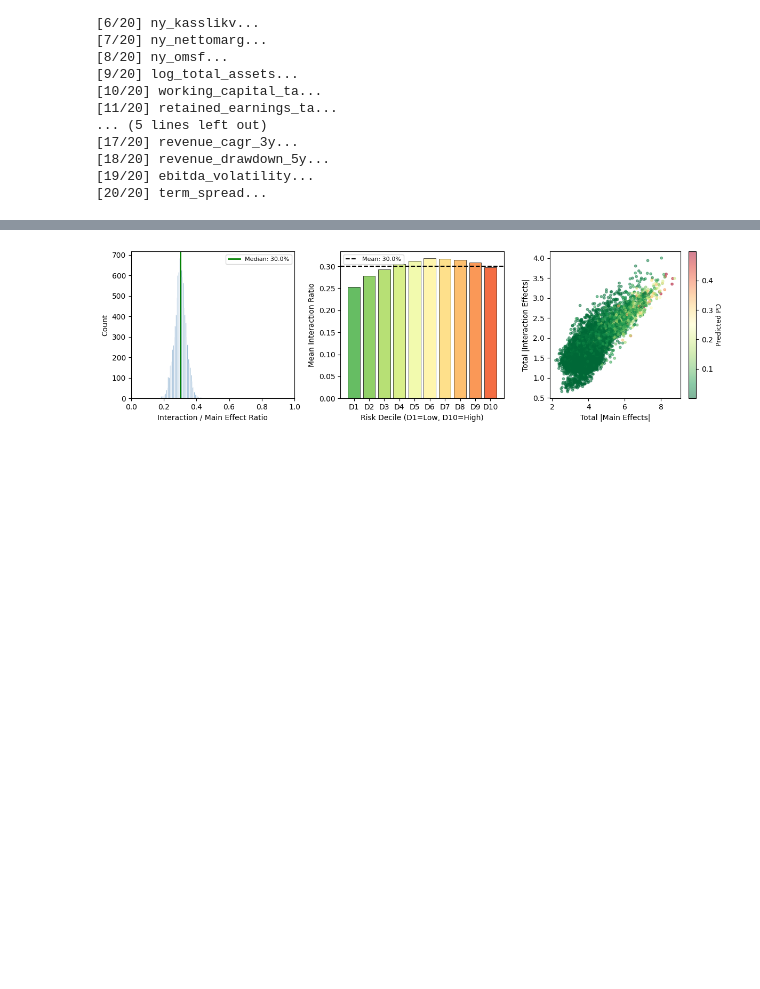
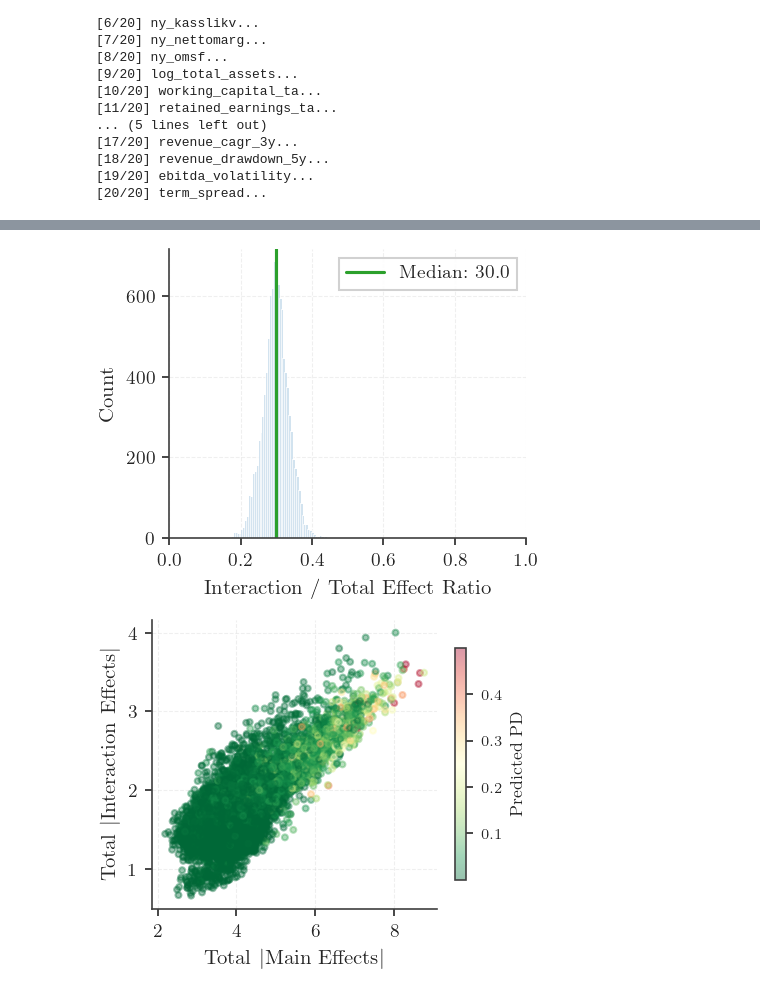
Before and after one commit to vilhelm-k/credit-risk-xai-thesis, a Jupyter notebook: notebooks/05a_xai_global.ipynb, the cells around one changed output, grey strips where cells are left out. Saved outputs shown, nothing was run; the diff lists cells and outputs as text; code cells hidden in the pictures; blank space fills up the shorter version.

```diff
--- a/notebooks/05a_xai_global.ipynb
+++ b/notebooks/05a_xai_global.ipynb
@@ -514,39 +551,41 @@ risk_df['risk_decile'] = pd.qcut(risk_df['predicted_prob'], 10, labels=[f'D{i+1}
 
 y_pred_sample = sample_preds
 # %%
-fig, axes = plt.subplots(1, 3, figsize=(12, 3.5))
+# Interaction Importance Analysis - Separate Figures for Subfigure Layout
+# Figure 1: Histogram of interaction ratios
+set_subfigure_style()  # Use subfigure sizing
+fig1, ax1 = plt.subplots(figsize=FIGSIZE['subfigure'])
 
-ax1 = axes[0]
-ax1.hist(interaction_ratio_per_sample, bins=50, color='steelblue', alpha=0.7, edgecolor='white')
-ax1.axvline(x=np.median(interaction_ratio_per_sample), color='green', linestyle='-',
-            linewidth=2, label=f'Median: {np.median(interaction_ratio_per_sample):.1%}')
-ax1.set_xlabel('Interaction / Main Effect Ratio', fontsize=10)
-ax1.set_ylabel('Count', fontsize=10)
-ax1.legend(fontsize=8)
+ax1.hist(interaction_ratio_per_sample, bins=50, color=COLORS['lgbm'], alpha=0.7, edgecolor='white')
+ax1.axvline(x=np.median(interaction_ratio_per_sample), color='#2ca02c', linestyle='-',
+            linewidth=1.5, label=f'Median: {np.median(interaction_ratio_per_sample):.1%}')
+ax1.set_xlabel('Interaction / Total Effect Ratio')
+ax1.set_ylabel('Count')
+ax1.legend(loc='upper right')
 ax1.set_xlim(0, 1)
-
-ax2 = axes[1]
-decile_means = [risk_df[risk_df['risk_decile'] == f'D{i+1}']['interaction_ratio'].mean()
-                for i in range(10)]
-decile_labels = [f'D{i+1}' for i in range(10)]
-colors = plt.cm.RdYlGn_r(np.linspace(0.2, 0.8, 10))
-ax2.bar(decile_labels, decile_means, color=colors, edgecolor='black', linewidth=0.5)
-ax2.axhline(y=np.mean(interaction_ratio_per_sample), color='black', linestyle='--',
-            linewidth=1.5, label=f'Mean: {np.mean(interaction_ratio_per_sample):.1%}')
-ax2.set_xlabel('Risk Decile (D1=Low, D10=High)', fontsize=10)
-ax2.set_ylabel('Mean Interaction Ratio', fontsize=10)
-ax2.legend(fontsize=8)
-
-ax3 = axes[2]
-scatter = ax3.scatter(total_main_effect, interaction_effects_per_sample,
-                      c=y_pred_sample, cmap='RdYlGn_r', alpha=0.5, s=10)
-ax3.set_xlabel('Total |Main Effects|', fontsize=10)
-ax3.set_ylabel('Total |Interaction Effects|', fontsize=10)
-cbar = plt.colorbar(scatter, ax=ax3)
-cbar.set_label('Predicted PD', fontsize=9)
+despine(ax1)
 
 plt.tight_layout()
-fig.savefig(FIGURES_DIR / 'interaction_importance_analysis.pdf', format='pdf', bbox_inches='tight', pad_inches=0.02)
+save_figure(fig1, FIGURES_DIR / 'interaction_ratio_histogram.pdf')
 plt.show()
+
+# Figure 2: Scatter plot of main vs interaction effects
+fig2, ax2 = plt.subplots(figsize=FIGSIZE['subfigure'])
+
+scatter = ax2.scatter(total_main_effect, interaction_effects_per_sample,
+                      c=y_pred_sample, cmap='RdYlGn_r', alpha=0.4, s=8, rasterized=True)
+ax2.set_xlabel(r'Total $|\mathrm{Main\ Effects}|$')
+ax2.set_ylabel(r'Total $|\mathrm{Interaction\ Effects}|$')
+cbar = plt.colorbar(scatter, ax=ax2, shrink=0.8)
+cbar.set_label('Predicted PD', fontsize=8)
+cbar.ax.tick_params(labelsize=7)
+despine(ax2)
+
+plt.tight_layout()
+save_figure(fig2, FIGURES_DIR / 'interaction_scatter.pdf')
+plt.show()
+
+reset_to_standalone_style()  # Reset to default styling
 # %% [output]
-[figure, old version]
+[figure, new version]
+[figure, added]
```
Also changed, not shown: parts of 8 cells of this notebook, 18 other files.
